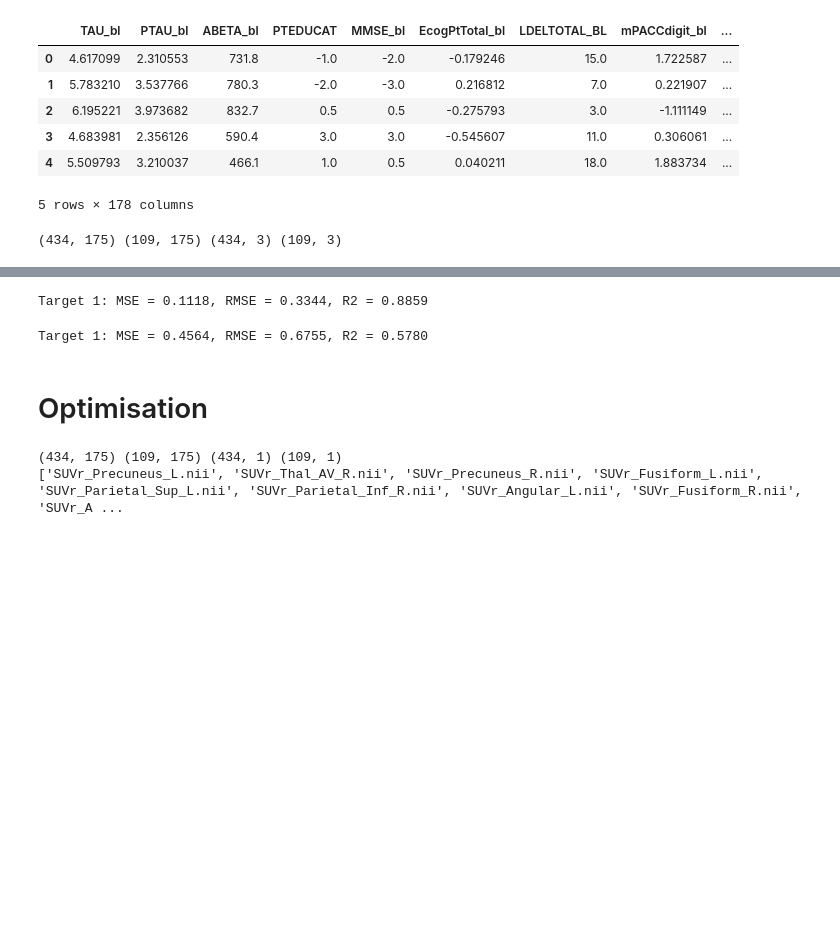
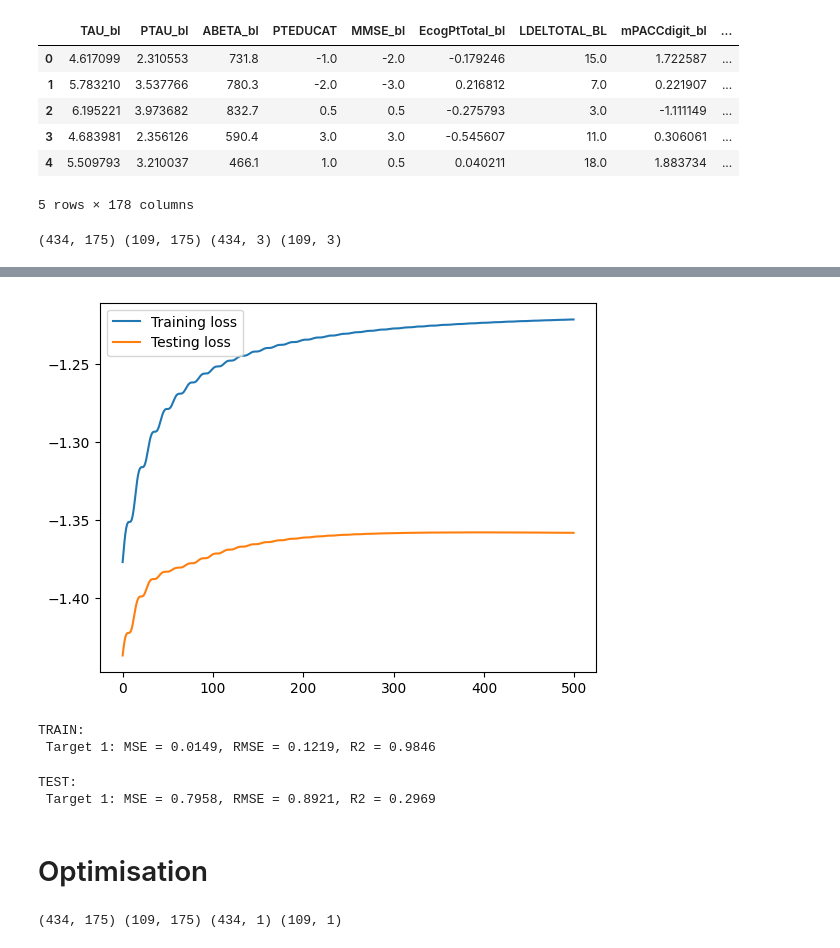
Before and after one commit to Aquila69420/adni-ml, a Jupyter notebook: huw_gpytorch_model.ipynb, the cells around one changed output, grey strips where cells are left out. Drawn from its saved outputs; the diff is of its cells as text; code cells hidden in the pictures; blank space fills up the shorter version.

```diff
--- a/huw_gpytorch_model.ipynb
+++ b/huw_gpytorch_model.ipynb
@@ -243,14 +242,14 @@ for i in range(y_test.shape[1]):
 # %%
 import mrmr
 # %%
-class MulittaskGPModel(gpytorch.models.ExactGP):
+class MultitaskGPModel(gpytorch.models.ExactGP):
     def __init__(self, train_x, train_y, likelihood, num_tasks):
         super(MultitaskGPModel, self).__init__(train_x, train_y, likelihood)
         self.mean_module = gpytorch.means.MultitaskMean(
             gpytorch.means.ZeroMean(), num_tasks=num_tasks
         )
         self.covar_module = gpytorch.kernels.MultitaskKernel(
-            gpytorch.kernels.RQKernel(lengthscale = 0.0889674883546093), num_tasks=num_tasks, rank=1
+            gpytorch.kernels.RQKernel(lengthscale = 0.010346205016511343,), num_tasks=num_tasks, rank=1
         )
 
     def forward(self, x):
@@ -264,18 +263,18 @@ df = pd.read_csv(os.path.join(data_dir, 'final_data_log_targets.csv'))
 
 df.head()
 
+rs = np.random.randint(1,75)
+
 X = df.drop(columns = ['ABETA_bl', 'TAU_bl', 'PTAU_bl'], axis = 1)
-y = df.filter(['ABETA_bl'])
-
-features = mrmr.mrmr_regression(X, y, K =43)
+y = df.filter(['TAU_bl'])
 
 scaler = StandardScaler()
-X = scaler.fit_transform(X[features])
+X = scaler.fit_transform(X)
 y = scaler.fit_transform(y)
 
 X_train, X_test, y_train, y_test = train_test_split(X, y, train_size=0.8, random_state=42)
 
 print(X_train.shape, X_test.shape, y_train.shape, y_test.shape)
 
-print(features)
+print(rs)
 # %% [output]
@@ -291,15 +290,15 @@ y_test = torch.tensor(y_test, dtype=torch.float32)
 noise_prior = GammaPrior(concentration=1.1, rate=0.05)
 num_tasks = 1
 likelihood = gpytorch.likelihoods.MultitaskGaussianLikelihood(num_tasks=num_tasks, rank=1, noise_prior=noise_prior)
-#with torch.no_grad():
-#    likelihood.raw_noise.data.fill_(-5.0)
+
+likelihood.noise = 0.5
 model = MultitaskGPModel(X_train, y_train, likelihood, num_tasks)
 
 
 mll = gpytorch.mlls.ExactMarginalLogLikelihood(likelihood, model)
 
 initial_likelihood = mll(model(X_train), y_train)
-while initial_likelihood < -165:
+while initial_likelihood < -1.5:
     model = MultitaskGPModel(X_train, y_train, likelihood, num_tasks)
     initial_likelihood = mll(model(X_train), y_train)
 print(f'Model finially intialized with likelihood: {initial_likelihood}')
@@ -307,11 +306,11 @@ print(f'Model finially intialized with likelihood: {initial_likelihood}')
 
 model.train()
 likelihood.train()
-optimizer = torch.optim.AdamW(model.parameters(), lr=0.003557352777260118, weight_decay=2.1082803135082174e-05, maximize=True)
+optimizer = torch.optim.AdamW(model.parameters(), lr = 0.021413950831352238 , weight_decay= 0.0006757945677703396, maximize=True)
 
 
 # scheduler = torch.optim.lr_scheduler.StepLR(optimizer, step_size=50, gamma=0.1)
 # scheduler = torch.optim.lr_scheduler.MultiStepLR(optimizer, milestones=[50], gamma=0.1)
-# scheduler = torch.optim.lr_scheduler.CosineAnnealingLR(optimizer, T_max=5)
-scheduler = torch.optim.lr_scheduler.ReduceLROnPlateau(optimizer, factor=0.8365640518480437,patience=16)
+scheduler = torch.optim.lr_scheduler.CosineAnnealingLR(optimizer, T_max=7)
+# scheduler = torch.optim.lr_scheduler.ReduceLROnPlateau(optimizer, factor=0.3951543004725355,patience=4)
 # %% [output]
@@ -320,7 +319,7 @@ Model finially intialized with likelihood: -1.3682210445404053
 training_loss = []
 test_losses = []
 
-num_iter = 500
+num_iter =500
 for i in range(num_iter):
     model.train()
     optimizer.zero_grad()
@@ -335,7 +334,7 @@ for i in range(num_iter):
     test_loss = mll(test_output, y_test)
     test_losses.append(test_loss.item())
 
-    scheduler.step(mll(output, y_train))
+    scheduler.step()
     print('Iter %d/%d - Loss: %.3f' % (i + 1, num_iter, loss.item()))
 
 # Evaluation
@@ -363,6 +362,13 @@ MultitaskGaussianLikelihood(
   (raw_noise_constraint): GreaterThan(1.000E-04)
   (raw_noise_prior): GammaPrior()
 )
+# %%
+plt.plot(training_loss, label='Training loss')
+plt.plot(test_losses,label='Testing loss')
+plt.legend()
+plt.show()
+# %% [output]
+[figure, added]
 # %%
 with torch.no_grad():
     preds = model(X_train)
@@ -377,9 +383,10 @@ for i in range(num_targets):
     mse = mean_squared_error(y_true_np[:, i], y_pred_np[:, i])
     rmse = root_mean_squared_error(y_true_np[:, i], y_pred_np[:, i])
     r2 = r2_score(y_true_np[:, i], y_pred_np[:, i])
-    print(f"Target {i+1}: MSE = {mse:.4f}, RMSE = {rmse:.4f}, R2 = {r2:.4f}")
+    print(f"TRAIN:\n Target {i+1}: MSE = {mse:.4f}, RMSE = {rmse:.4f}, R2 = {r2:.4f}")
 # %% [output]
-Target 1: MSE = 0.1118, RMSE = 0.3344, R2 = 0.8859
+TRAIN:
+ Target 1: MSE = 0.0149, RMSE = 0.1219, R2 = 0.9846
 # %%
 with torch.no_grad():
     preds = model(X_test)
@@ -394,9 +401,10 @@ for i in range(num_targets):
     mse = mean_squared_error(y_true_np[:, i], y_pred_np[:, i])
     rmse = root_mean_squared_error(y_true_np[:, i], y_pred_np[:, i])
     r2 = r2_score(y_true_np[:, i], y_pred_np[:, i])
-    print(f"Target {i+1}: MSE = {mse:.4f}, RMSE = {rmse:.4f}, R2 = {r2:.4f}")
+    print(f"TEST:\n Target {i+1}: MSE = {mse:.4f}, RMSE = {rmse:.4f}, R2 = {r2:.4f}")
 # %% [output]
-Target 1: MSE = 0.4564, RMSE = 0.6755, R2 = 0.5780
+TEST:
+ Target 1: MSE = 0.7958, RMSE = 0.8921, R2 = 0.2969
 # %% [markdown]
 # Optimisation
 # %%
@@ -407,19 +415,17 @@ df = pd.read_csv(os.path.join(data_dir, 'final_data_log_targets.csv'))
 df.head()
 
 X = df.drop(columns = ['ABETA_bl', 'TAU_bl', 'PTAU_bl'], axis = 1)
-y = df.filter(['ABETA_bl'])
+y = df.filter(['TAU_bl'])
 
-features = mrmr.mrmr_regression(X, y, K =43)
 
 scaler = StandardScaler()
 X = scaler.fit_transform(X)
 y = scaler.fit_transform(y)
 
-X_train, X_test, y_train, y_test = train_test_split(X, y, train_size=0.8, random_state=42)
+X_train, X_test, y_train, y_test = train_test_split(X, y, train_size=0.8, random_state=2)
 
 print(X_train.shape, X_test.shape, y_train.shape, y_test.shape)
 
-print(features)
 
 X_train = torch.tensor(X_train, dtype=torch.float32)
 X_test = torch.tensor(X_test, dtype=torch.float32)
@@ -428,7 +434,6 @@ y_train = torch.tensor(y_train, dtype=torch.float32)
 y_test = torch.tensor(y_test, dtype=torch.float32)
 # %% [output]
 (434, 175) (109, 175) (434, 1) (109, 1)
-['SUVr_Precuneus_L.nii', 'SUVr_Thal_AV_R.nii', 'SUVr_Precuneus_R.nii', 'SUVr_Fusiform_L.nii', 'SUVr_Parietal_Sup_L.nii', 'SUVr_Parietal_Inf_R.nii', 'SUVr_Angular_L.nii', 'SUVr_Fusiform_R.nii', 'SUVr_A ...
 # %%
 def objective(trial):
     lr = trial.suggest_float("lr", 1e-4, 1e-1, log=True)
```
Also changed, not shown: parts of 12 cells of this notebook.
